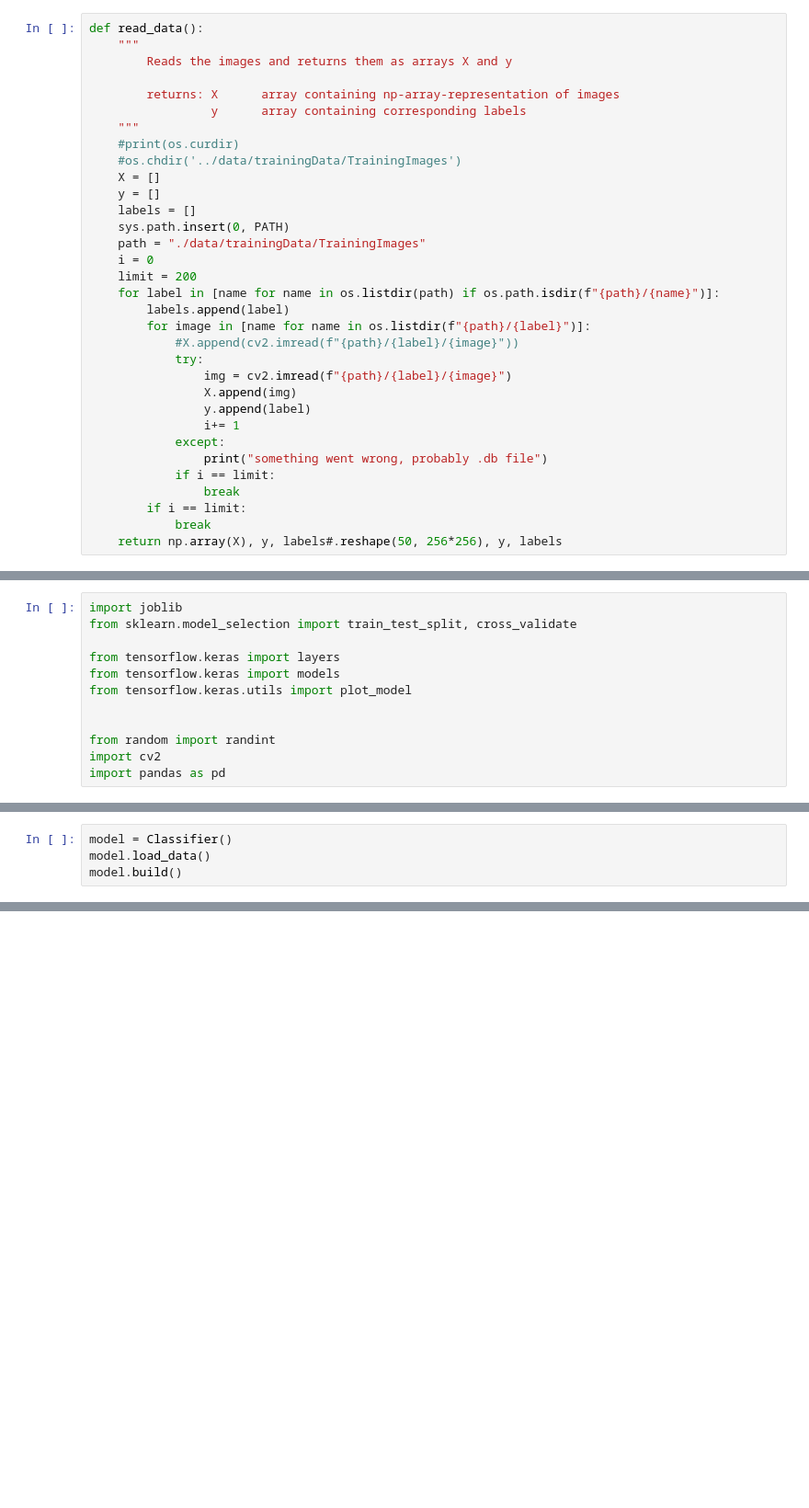
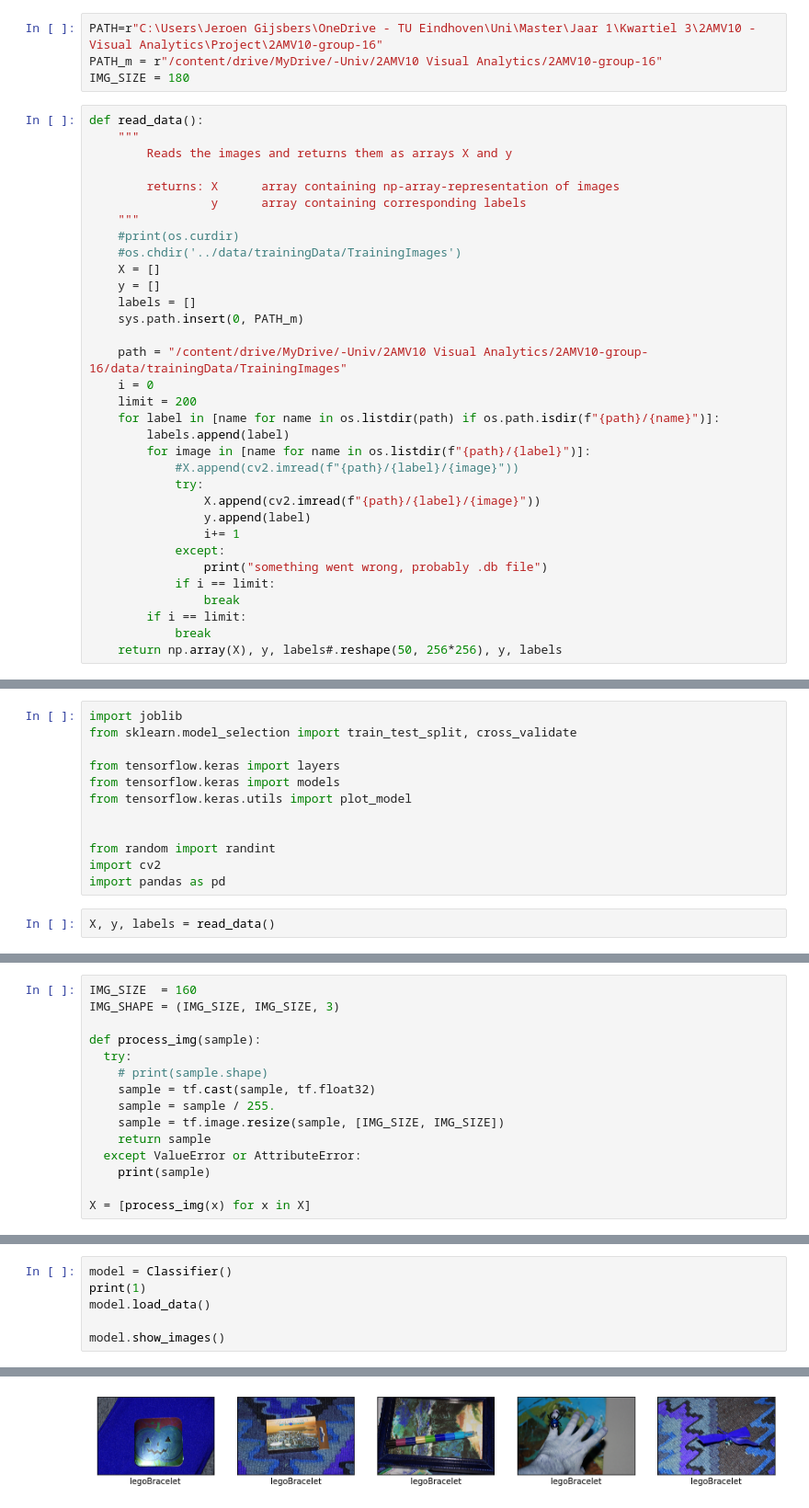
Before and after one commit to JfmGijsbers/2AMV10-group-16, a Jupyter notebook: run.ipynb, the cells around one changed output, grey strips where cells are left out. Shown at 92% size. Drawn from its saved outputs; the diff is of its cells as text; blank space fills up the shorter version.

```diff
--- a/run.ipynb
+++ b/run.ipynb
@@ -18,3 +19,7 @@ IMG_SIZE = 180
+# %%
+PATH=r"C:\Users\Jeroen Gijsbers\OneDrive - TU Eindhoven\Uni\Master\Jaar 1\Kwartiel 3\2AMV10 - Visual Analytics\Project\2AMV10-group-16"
+PATH_m = r"/content/drive/MyDrive/-Univ/2AMV10 Visual Analytics/2AMV10-group-16"
+IMG_SIZE = 180
 # %%
 def read_data():
     """
@@ -28,8 +33,9 @@ def read_data():
     X = []
     y = []
     labels = []
-    sys.path.insert(0, PATH)
-    path = "./data/trainingData/TrainingImages"
+    sys.path.insert(0, PATH_m)
+
+    path = "/content/drive/MyDrive/-Univ/2AMV10 Visual Analytics/2AMV10-group-16/data/trainingData/TrainingImages"
     i = 0
     limit = 200
     for label in [name for name in os.listdir(path) if os.path.isdir(f"{path}/{name}")]:
@@ -37,8 +43,7 @@ def read_data():
         for image in [name for name in os.listdir(f"{path}/{label}")]:
             #X.append(cv2.imread(f"{path}/{label}/{image}"))
             try:
-                img = cv2.imread(f"{path}/{label}/{image}")
-                X.append(img)
+                X.append(cv2.imread(f"{path}/{label}/{image}"))
                 y.append(label)
                 i+= 1
             except:
@@ -64,3 +65,5 @@ from tensorflow.keras.utils import plot_model
 from random import randint
 import cv2
 import pandas as pd
+# %%
+X, y, labels = read_data()
@@ -66,0 +74,15 @@ import pandas as pd
+# %%
+IMG_SIZE  = 160
+IMG_SHAPE = (IMG_SIZE, IMG_SIZE, 3)
+
+def process_img(sample):
+  try:
+    # print(sample.shape)
+    sample = tf.cast(sample, tf.float32)
+    sample = sample / 255.
+    sample = tf.image.resize(sample, [IMG_SIZE, IMG_SIZE])
+    return sample
+  except ValueError or AttributeError:
+    print(sample)
+
+X = [process_img(x) for x in X]
@@ -214,5 +253,8 @@ class Classifier:
         self.rf = joblib.load("./random_forest.joblib")
 # %%
 model = Classifier()
+print(1)
 model.load_data()
-model.build()
+
+model.show_images()
+# %% [output]
@@ -218,0 +279 @@ model.build()
+[figure, added]
```
Also changed, not shown: parts of 8 cells of this notebook, 5 other files.
